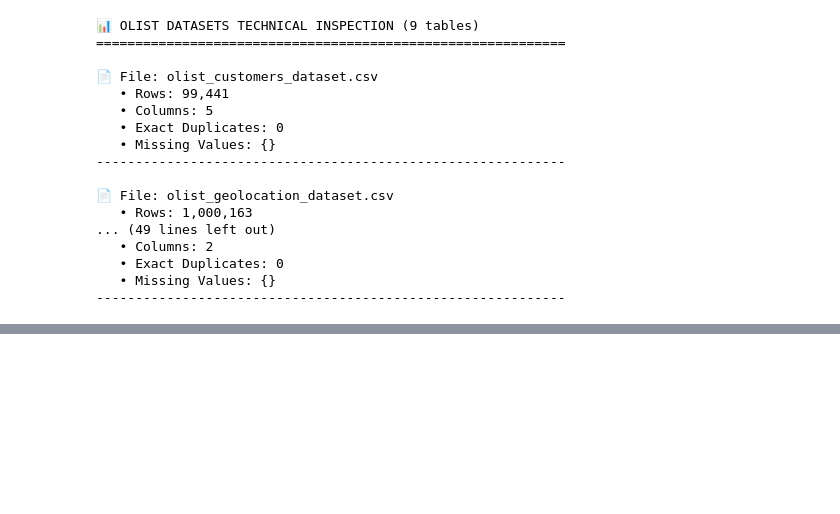
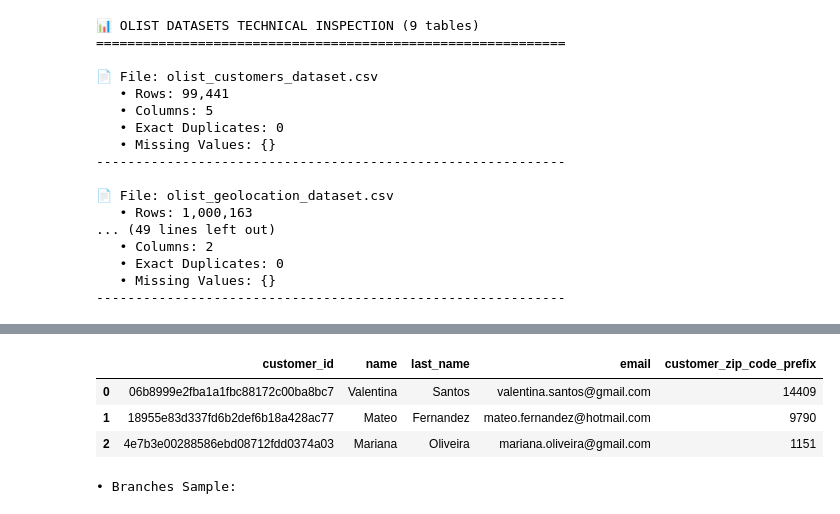
Before and after one commit to MercaAndesRiwi/data-processing, a Jupyter notebook: notebooks/01_kaggle_olist_inspection.ipynb, the cells around one changed output, grey strips where cells are left out. Cells and saved outputs as stored; diff of their text form; code cells hidden in the pictures; blank space fills up the shorter version.

```diff
--- a/notebooks/01_kaggle_olist_inspection.ipynb
+++ b/notebooks/01_kaggle_olist_inspection.ipynb
@@ -143,0 +313,75 @@ dtype: object
+# %%
+print("🚀 DATASETS ENRICHMENT & DIM_BRANCH CREATION\n" + "=" * 60)
+
+np.random.seed(42)
+
+first_names = ["Carlos", "Ana", "Luisa", "Mateo", "Sofia", "Diego", "Valentina", "Javier", "Camila", "Andres", "Mariana", "Gabriel"]
+last_names = ["Silva", "Santos", "Oliveira", "Rodriguez", "Gomez", "Martins", "Lopez", "Pereira", "Fernandez", "Alvarez", "Costa"]
+
+# 1. Enrich Customers (Strict Snowflake: WITHOUT country_id)
+n_customers = len(data["customers"])
+data["customers"]["name"] = np.random.choice(first_names, size=n_customers)
+data["customers"]["last_name"] = np.random.choice(last_names, size=n_customers)
+data["customers"]["email"] = (
+    data["customers"]["name"].str.lower() + "." +
+    data["customers"]["last_name"].str.lower() +
+    np.random.choice(["@gmail.com", "@hotmail.com", "@yahoo.com"], size=n_customers)
+)
+
+# 2. Create dim_branch
+valid_zip_codes = data["geolocation"]["geolocation_zip_code_prefix"].unique()
+
+data["branches"] = pd.DataFrame({
+    "branch_id": list(range(1, TOTAL_BRANCHES_COUNTRY + 1)),
+    "branch_name": [f"Sucursal {i}" for i in range(1, TOTAL_BRANCHES_COUNTRY + 1)],
+    "branch_zip_code_prefix": np.random.choice(valid_zip_codes, size=TOTAL_BRANCHES_COUNTRY),
+    "country_id": CURRENT_COUNTRY_ID
+})
+
+# 3. Enrich Sellers (Strict Snowflake: WITH branch_id, WITHOUT country_id)
+n_sellers = len(data["sellers"])
+branch_ids = list(range(1, TOTAL_BRANCHES_COUNTRY + 1))
+data["sellers"]["name"] = np.random.choice(first_names, size=n_sellers)
+data["sellers"]["last_name"] = np.random.choice(last_names, size=n_sellers)
+data["sellers"]["email"] = (
+    data["sellers"]["name"].str.lower() + "." +
+    data["sellers"]["last_name"].str.lower() +
+    np.random.choice(["@store.com", "@mercaandes.com", "@seller.com"], size=n_sellers)
+)
+data["sellers"]["branch_id"] = np.random.choice(branch_ids, size=n_sellers)
+
+# 4. Generate Product Names
+category_product_map = {
+    "cama_mesa_banho": ["Juego de Sabanas Premium", "Edredon Plumas", "Toalla de Baño Algodon", "Almohada Ergonomica"],
+    "beleza_saude": ["Kit Cuidado Facial", "Perfume EAU de Parfum", "Crema Hidratante", "Secador de Cabello"],
+    "esporte_lazer": ["Balon Profesional", "Tenis Deportivos", "Mancuernas 5kg", "Bicicleta de Montaña"],
+    "informatica_acessorios": ["Mouse Inalambrico", "Teclado Mecanico RGB", "Monitor 24 Pulgadas", "Disco Duro Externo 1TB"],
+    "automotivo": ["Juego de Llantas 15", "Aceite Sintetico 5W30", "Camara de Reversa", "Kit de Herramientas Auto"],
+    "brinquedos": ["Juego de Mesa", "Muñeca Articulada", "Carrito Control Remoto", "Set de Bloques para Armar"],
+    "móveis_decoracao": ["Silla de Escritorio Ergonomica", "Lampara de Pie LED", "Cuadro Decorativo Moderno", "Espejo de Pared"],
+    "relogios_presentes": ["Reloj Analogo de Acero", "Reloj Inteligente Smartwatch", "Pulsera de Plata", "Gafas de Sol Unisex"],
+    "telefonia": ["Smartphone 128GB", "Funda Protectora Uso Rudo", "Cargador Rapido USB-C", "Audifonos Bluetooth"],
+    "eletronicos": ["Smart TV 55 Pulgadas", "Barra de Sonido Bluetooth", "Consola de Videojuegos", "Reprodocutor Streaming 4K"],
+    "unknown": ["Producto General E-Commerce", "Articulo Multiuso Standard", "Accesorio Varios"]
+}
+
+def generate_product_name(cat):
+    options = category_product_map.get(cat, ["Articulo Especializado " + str(cat).replace("_", " ").title()])
+    return np.random.choice(options)
+
+data["products"]["product_name"] = data["products"]["product_category_name"].apply(generate_product_name)
+
+print("✅ ENRICHMENT & BRANCHES COMPLETED")
+
+print("\n• Customers Sample (No country_id):")
+display(data["customers"][["customer_id", "name", "last_name", "email", "customer_zip_code_prefix"]].head(3))
+
+print("\n• Branches Sample:")
+display(data["branches"].head(3))
+
+print("\n• Sellers Sample (With branch_id, No country_id):")
+display(data["sellers"][["seller_id", "name", "last_name", "email", "branch_id"]].head(3))
+
+print("\n• Products Sample:")
+display(data["products"][["product_id", "product_category_name", "product_name"]].head(3))
+# %% [output]
@@ -143,0 +393,5 @@ dtype: object
+|  | customer_id | name | last_name | email | customer_zip_code_prefix |
+| 0 | 06b8999e2fba1a1fbc88172c00ba8bc7 | Valentina | Santos | valentina.santos@gmail.com | 14409 |
+| 1 | 18955e83d337fd6b2def6b18a428ac77 | Mateo | Fernandez | mateo.fernandez@hotmail.com | 9790 |
+| 2 | 4e7b3e00288586ebd08712fdd0374a03 | Mariana | Oliveira | mariana.oliveira@gmail.com | 1151 |
+• Branches Sample:
```
Also changed, not shown: parts of 8 cells of this notebook.
